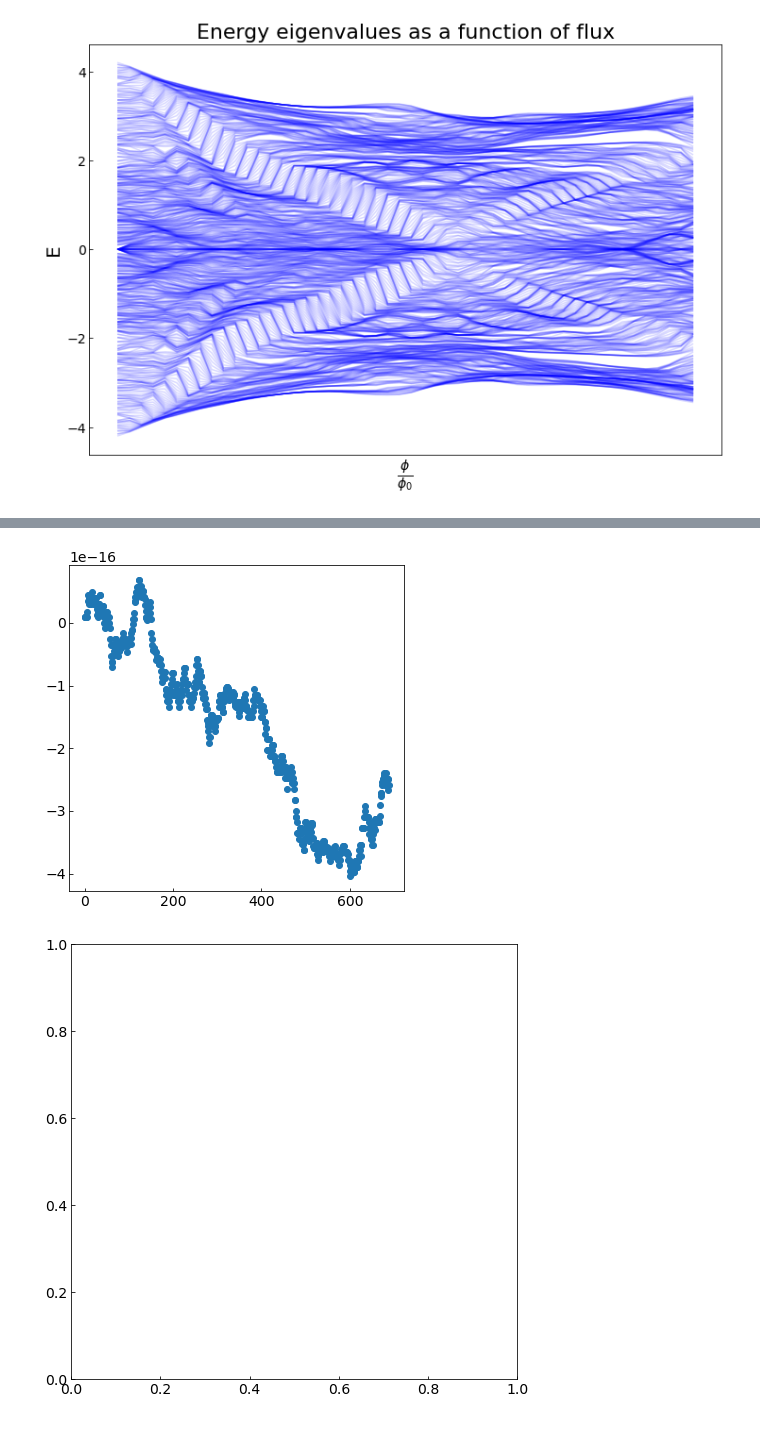
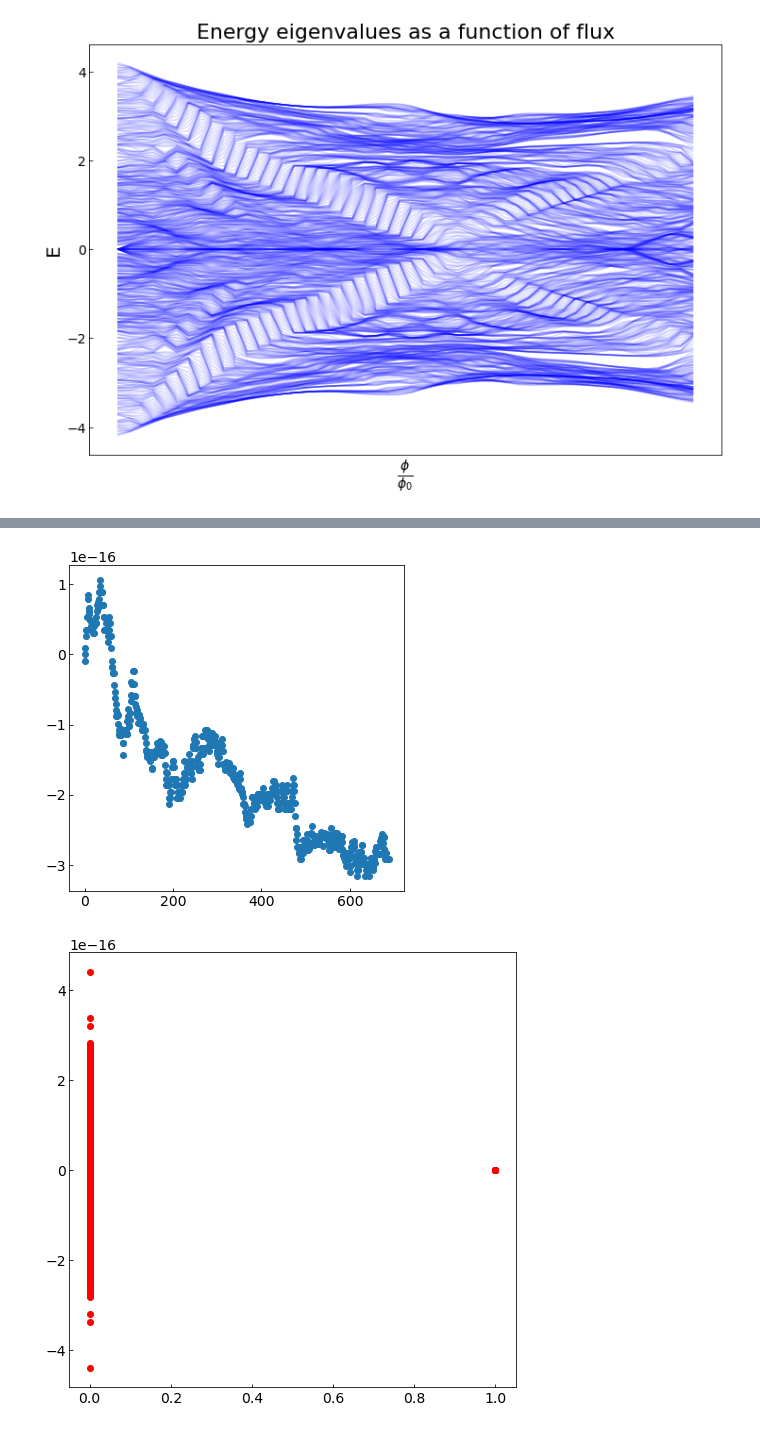
Before and after one commit to Kroghski/Bachelor, a Jupyter notebook: Bachelor_code/AB_new_workfile.ipynb, the cells around one changed output, grey strips where cells are left out. Drawn from its saved outputs; the diff is of its cells as text; code cells hidden in the pictures.

```diff
--- a/Bachelor_code/AB_new_workfile.ipynb
+++ b/Bachelor_code/AB_new_workfile.ipynb
@@ -144,7 +144,8 @@ def Hamil_solve(z, w, B):
     # Now we find the eigenvalues and eigenvectors
     # Note that eigh returns normalized eigenvectors!
     # Note the eigenvectors are arranged in a matrix so eig_vecs[:,i] chooses the i'th column which is the i'th eigenvector
-    eig_vals, eig_vecs = np.linalg.eigh(H)
+    eig_vals, U = np.linalg.eigh(H)
+    eig_vecs = np.array([U[:,i] for i in range(len(U))])
     return eig_vals, eig_vecs
 # %%
 # Define figure
@@ -213,7 +214,7 @@ plt.show()
 [figure]
 # %%
 # Take field strength of B= 2pi so that phi/phi0= 0.5
-evals, evecs = Hamil_solve(grid_final, jump_final, (1/2)*B_full)
+evals, evecs = Hamil_solve(grid_final, jump_final, (0.69)*B_full)
 
 # Now we define the unitary matrices U for calculating the Bott index
 # Start by defining the diagonal matrices X and Y
@@ -247,8 +248,10 @@ def proj_op(projs, n):
     dims = range(dim_grid)
     for i in dims:
         for j in dims:
-            P[i,j] = np.sum([(projs[i][k]) * (projs[j][k]).conj() for k in indices])
+            P[i][j] = np.sum([(projs[i][k]) * (projs[j][k]).conj() for k in indices])
     return P
+
+# n-1 P with outer product of n'th eigenstate
 
 def pn():
     M = np.zeros((dim_grid, dim_grid))
@@ -280,19 +283,20 @@ def bott_approx(evec,ns):
 
     butts = []
     w = 0
+    # Old construction attempt
     for n in ns:
         for i in dims:
             for j in dims:
-                P[i][j] += projs[i][n] * projs[n][j]
-
+                P[i][j] += projs[i][n] * projs[j][n].conj()
         w +=1
         M_muls = [np.matmul(M,P) for M in Us]
 
-        M1 = np.matmul(M_muls[1], M_muls[0])
-        M2 = np.matmul(M_muls[2], M1)
-        M3 = np.matmul(M_muls[3], M2)
-        M4 = np.matmul(P, M3)
-        B = (1/(2*np.pi)) * (np.trace(M4)).imag
+        M1 = np.matmul(M_muls[1], M_muls[0], dtype= np.complex128)
+        M2 = np.matmul(M_muls[2], M1, dtype= np.complex128)
+        M3 = np.matmul(M_muls[3], M2, dtype= np.complex128)
+        M4 = np.matmul(P, M3, dtype= np.complex128)
+        B = (1/(2*np.pi)) * (np.trace(M4, dtype= np.complex128)).imag
+        #B = (1/(2*np.pi)) * (np.trace(M4)).imag
         #B = (1/(2*np.pi)) * (np.trace(np.matmul(P, np.matmul(M_muls[3], np.matmul(M_muls[2], np.matmul(M_muls[1], M_muls[0])))))).imag
         #Vx = v_op(P,0)
         #Vy = v_op(P,1)
@@ -304,7 +329,7 @@ def bott_approx(evec,ns):
 # Calculate and plot Bott indices for all eigenstates
 check_lens = 689
 x = np.arange(0,check_lens)
-Butts = bott_approx(evecs, x)
+Butts, Ps = bott_approx(evecs, x)
 
 fig, ax = plt.subplots(figsize= (6,6))
 
@@ -312,21 +337,21 @@ ax.plot(np.arange(0, check_lens), Butts, linestyle= '', marker= 'o')
 
 plt.show()
 # %% [output]
-[figure, old version]
+[figure, new version]
 # %%
 # Plot all dot product values
 
 vals = projections(evecs)
 
 fig, ax = plt.subplots(figsize= (8,8))
 
-"""xs = range(len(vals))
+xs = range(len(vals))
 for zs in vals:
     xs = [z.real for z in zs]
     ys = [z.imag for z in zs]
-    ax.plot(xs, ys, linestyle= '', marker= 'o', mfc= 'r', mec= 'r')"""
+    ax.plot(xs, ys, linestyle= '', marker= 'o', mfc= 'r', mec= 'r')
 
 plt.show()
 # %% [output]
-[figure, old version]
+[figure, new version]
 # %%
```
Also changed, not shown: parts of 12 cells of this notebook, 8 other files.
